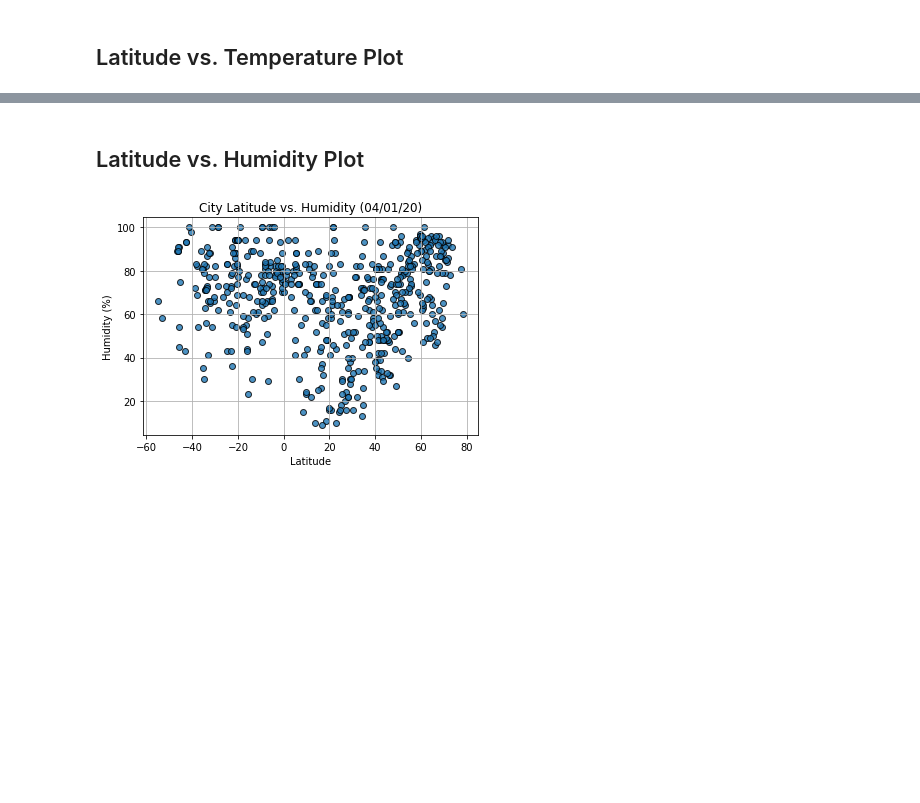
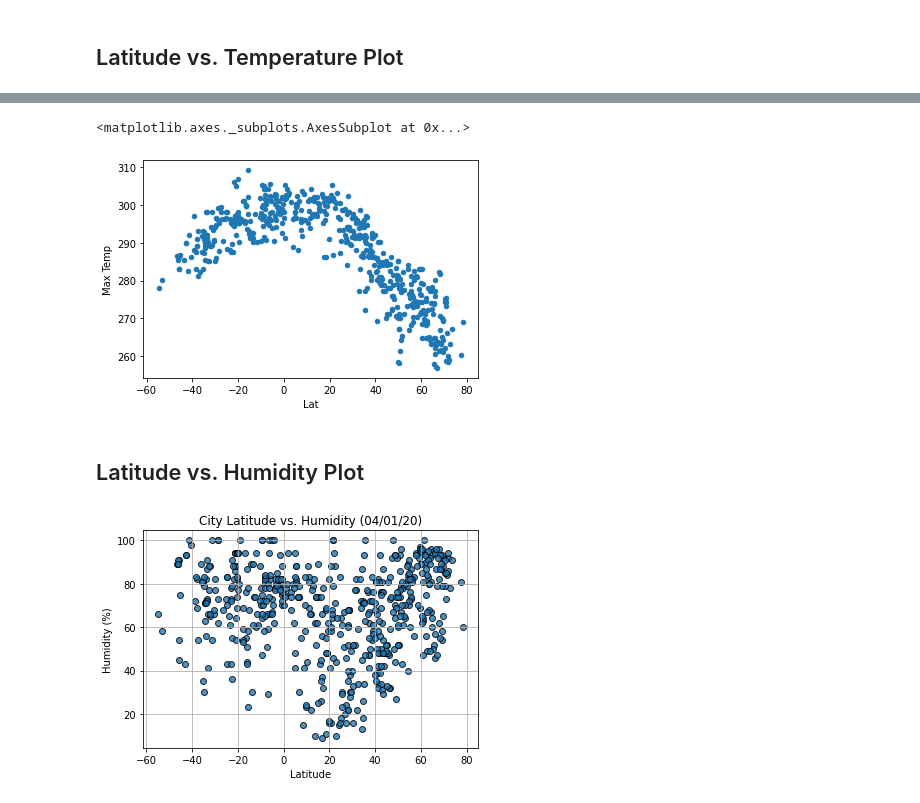
Before and after one commit to littleprincecurry/python-api-challenge, a Jupyter notebook: WeatherPy/WeatherPy.ipynb, the cells around one changed output, grey strips where cells are left out. Saved outputs shown, nothing was run; the diff lists cells and outputs as text; code cells hidden in the pictures; blank space fills up the shorter version.

Commit message:
read data from csv into df, created first plot

```diff
--- a/WeatherPy/WeatherPy.ipynb
+++ b/WeatherPy/WeatherPy.ipynb
@@ -231,3 +229,6 @@ Int64Index([], dtype='int64')
 ## Plotting the Data
 * Use proper labeling of the plots using plot titles (including date of analysis) and axes labels.
 * Save the plotted figures as .pngs.
+# %%
+df = pd.read_csv('../output_data/city_weather_data.csv')
+df
@@ -239,3 +251,8 @@ Int64Index([], dtype='int64')
+# %%
+df.plot.scatter('Lat', 'Max Temp')
+# %% [output]
+<matplotlib.axes._subplots.AxesSubplot at 0x...>
+[figure, added]
 # %% [markdown]
 ## Latitude vs. Humidity Plot
 # %%
```
Also changed, not shown: parts of 3 cells of this notebook.
